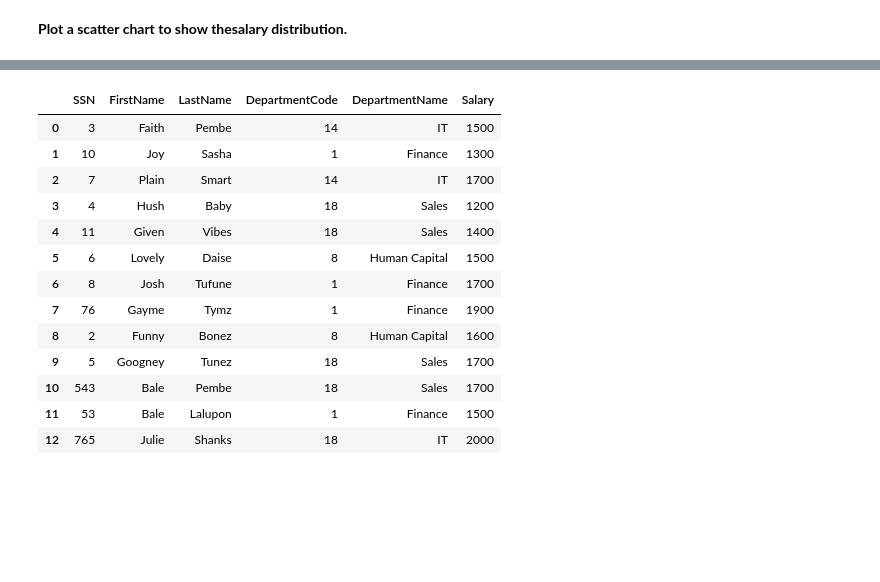
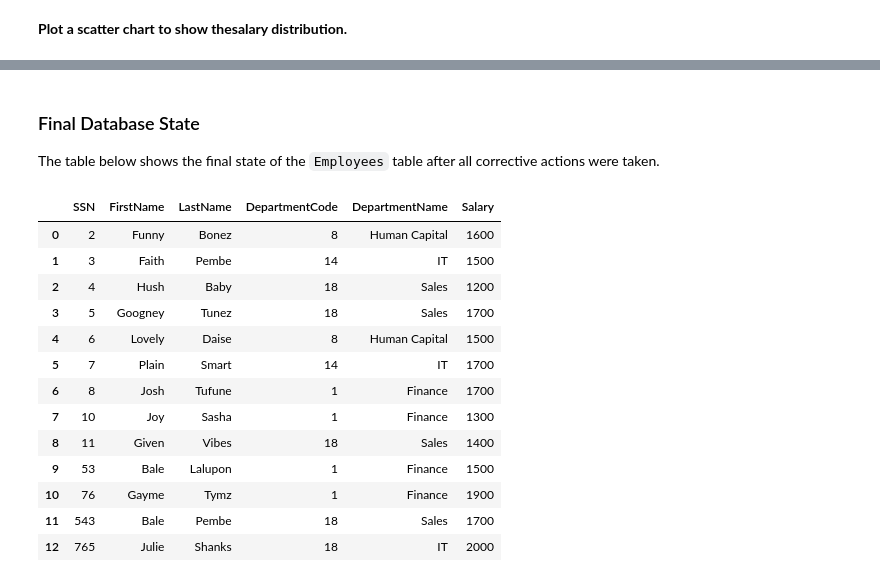
Before and after one commit to Korey01/Korey01, a Jupyter notebook: COMPLETE SALARIES_DATABASE_SQL.ipynb, the cells around one changed output, grey strips where cells are left out. Cells and saved outputs as stored; diff of their text form; code cells hidden in the pictures; blank space fills up the shorter version.

```diff
--- a/COMPLETE SALARIES_DATABASE_SQL.ipynb
+++ b/COMPLETE SALARIES_DATABASE_SQL.ipynb
@@ -356,20 +484,26 @@ conn.commit()
-# %%
-#Calling up the employess table to see our result
-
-Updated_DB_df = pd.read_sql ("Select * FROM Employees", conn)
-Updated_DB_df
-# %% [output]
-|  | SSN | FirstName | LastName | DepartmentCode | DepartmentName | Salary |
-| 0 | 3 | Faith | Pembe | 14 | IT | 1500 |
-| 1 | 10 | Joy | Sasha | 1 | Finance | 1300 |
-| 2 | 7 | Plain | Smart | 14 | IT | 1700 |
-| 3 | 4 | Hush | Baby | 18 | Sales | 1200 |
-| 4 | 11 | Given | Vibes | 18 | Sales | 1400 |
-| 5 | 6 | Lovely | Daise | 8 | Human Capital | 1500 |
-| 6 | 8 | Josh | Tufune | 1 | Finance | 1700 |
-| 7 | 76 | Gayme | Tymz | 1 | Finance | 1900 |
-| 8 | 2 | Funny | Bonez | 8 | Human Capital | 1600 |
-| 9 | 5 | Googney | Tunez | 18 | Sales | 1700 |
-| 10 | 543 | Bale | Pembe | 18 | Sales | 1700 |
-| 11 | 53 | Bale | Lalupon | 1 | Finance | 1500 |
-| 12 | 765 | Julie | Shanks | 18 | IT | 2000 |
+# %% [markdown]
+
+### Final Database State
+
+The table below shows the final state of the `Employees` table after all corrective actions were taken.
+# %%
+# Fetch all rows from the Employees table into a DataFrame
+Updated_DB_df = pd.read_sql("SELECT * FROM Employees", conn)
+
+# Display the updated DataFrame to show the current state of the Employees table
+Updated_DB_df
+# %% [output]
+|  | SSN | FirstName | LastName | DepartmentCode | DepartmentName | Salary |
+| 0 | 2 | Funny | Bonez | 8 | Human Capital | 1600 |
+| 1 | 3 | Faith | Pembe | 14 | IT | 1500 |
+| 2 | 4 | Hush | Baby | 18 | Sales | 1200 |
+| 3 | 5 | Googney | Tunez | 18 | Sales | 1700 |
+| 4 | 6 | Lovely | Daise | 8 | Human Capital | 1500 |
+| 5 | 7 | Plain | Smart | 14 | IT | 1700 |
+| 6 | 8 | Josh | Tufune | 1 | Finance | 1700 |
+| 7 | 10 | Joy | Sasha | 1 | Finance | 1300 |
+| 8 | 11 | Given | Vibes | 18 | Sales | 1400 |
+| 9 | 53 | Bale | Lalupon | 1 | Finance | 1500 |
+| 10 | 76 | Gayme | Tymz | 1 | Finance | 1900 |
+| 11 | 543 | Bale | Pembe | 18 | Sales | 1700 |
+| 12 | 765 | Julie | Shanks | 18 | IT | 2000 |
```
Also changed, not shown: parts of 39 cells of this notebook.
